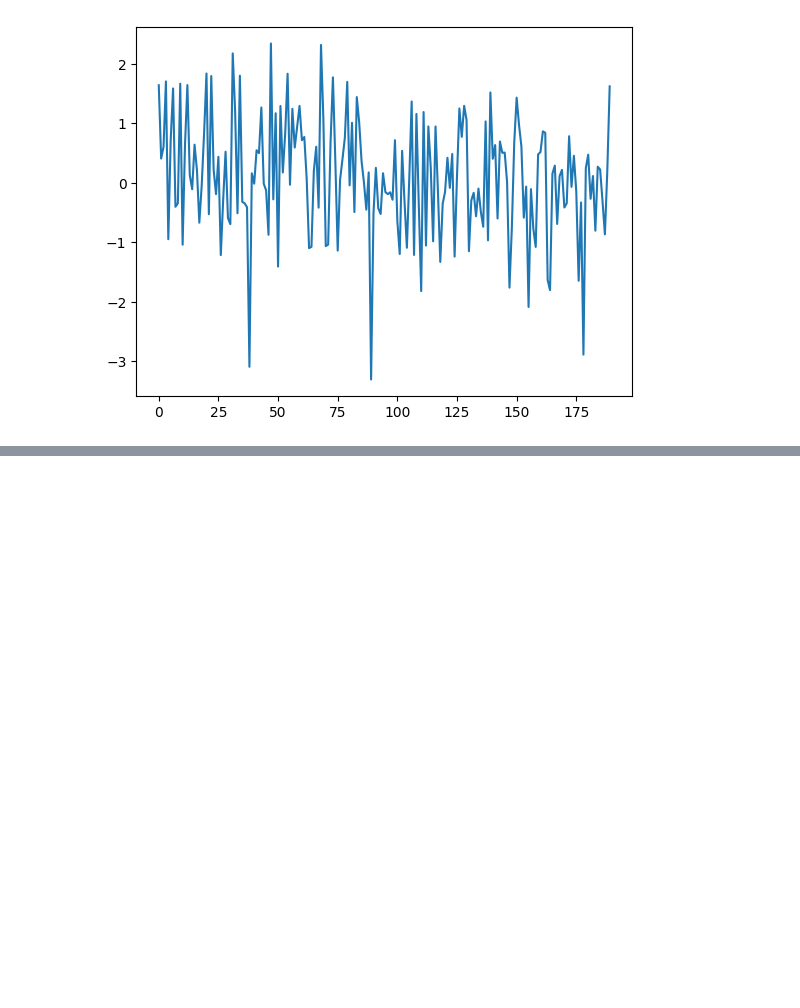
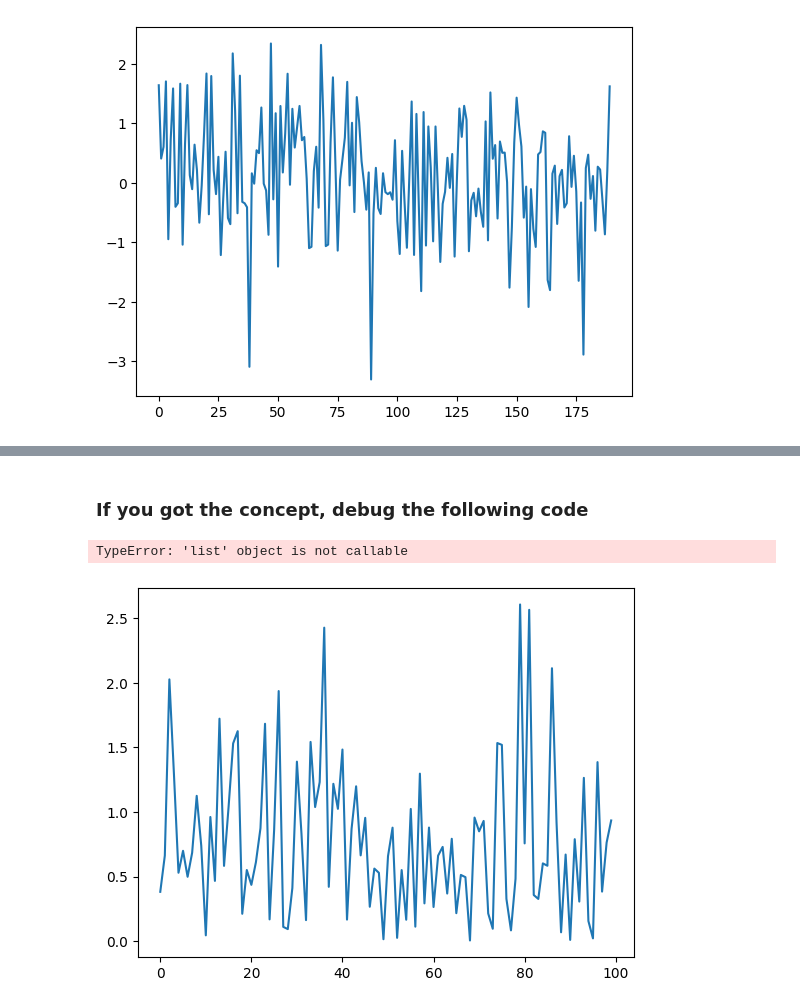
Before and after one commit to kunalmeon/Data-Analysis-Examples, a Jupyter notebook: SuperStoreData.ipynb, the cells around one changed output, grey strips where cells are left out. Saved outputs shown, nothing was run; the diff lists cells and outputs as text; code cells hidden in the pictures; blank space fills up the shorter version.

```diff
--- a/SuperStoreData.ipynb
+++ b/SuperStoreData.ipynb
@@ -1657,0 +1690,11 @@ print("Welcome Back")
+# %% [markdown]
+### If you got the concept, debug the following code
+# %%
+x=pd.Series(np.abs(np.random.randn(100)))
+x.plot(kind='line')
+myplot.xticks([20,40,60,80])
+myplot.xlabel=(["one","two","three","four"])
+myplot.show()
+# %% [output]
+TypeError: 'list' object is not callable
+[figure, added]
```
Also changed, not shown: parts of 15 cells of this notebook.
